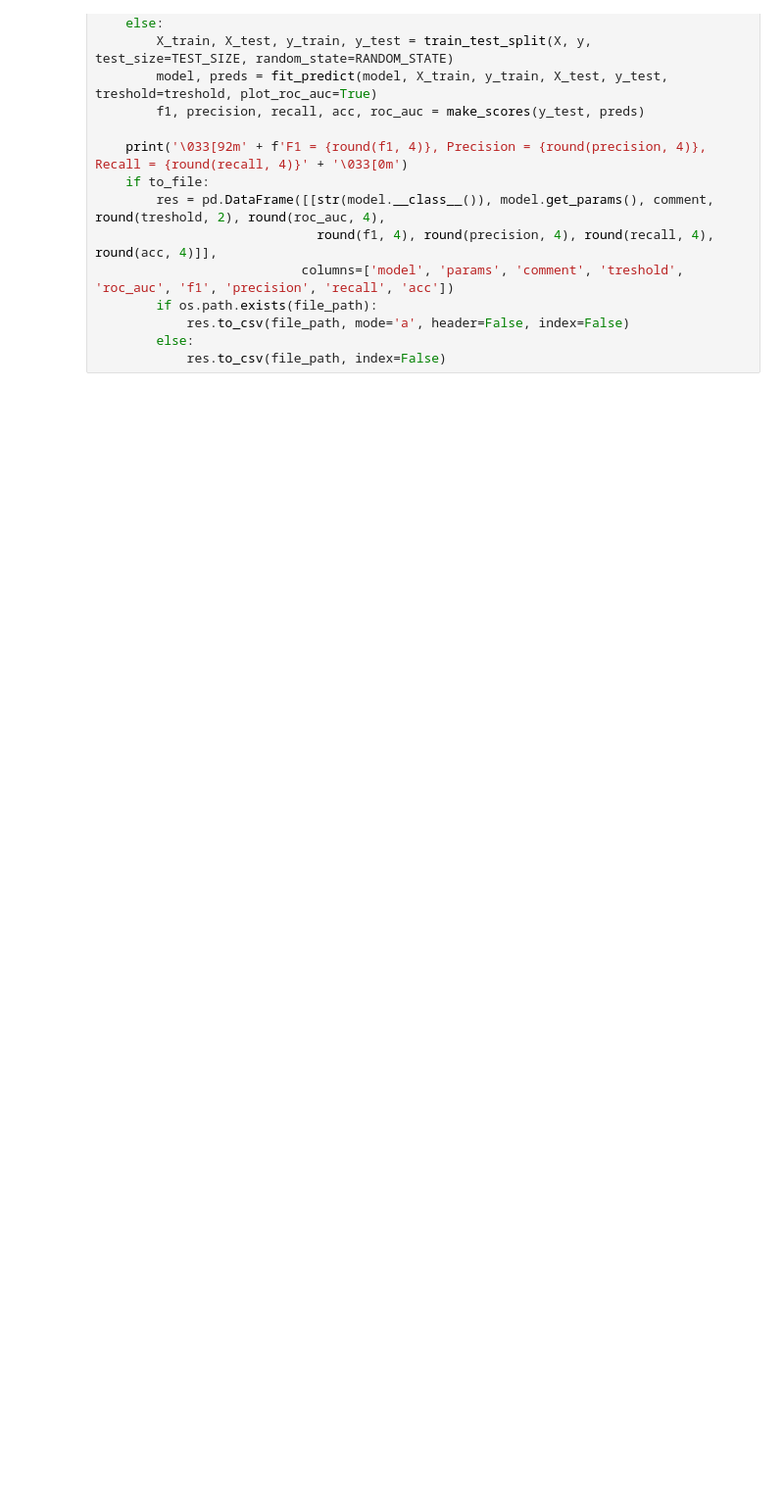
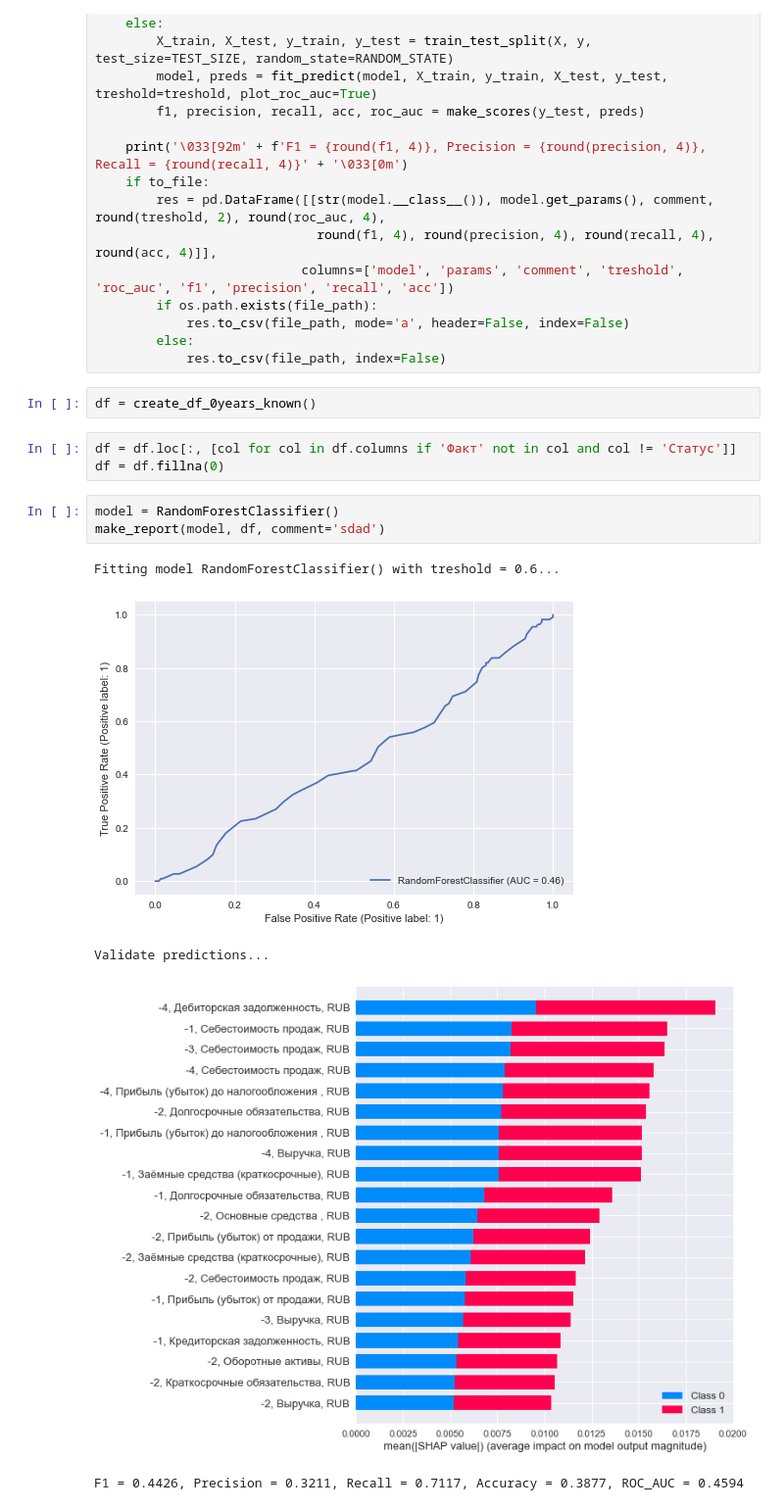
Before and after one commit to YurchenkoPO/McKinsey_Severstal_Hack_2022, a Jupyter notebook: notebooks/yurchenko.ipynb, the cells around one changed output. Shown at 98% size. Saved outputs shown, nothing was run; the diff lists cells and outputs as text; blank space fills up the shorter version.

```diff
--- a/notebooks/yurchenko.ipynb
+++ b/notebooks/yurchenko.ipynb
@@ -147,3 +152,17 @@ def make_report(model, X, y, treshold=BASIC_TRESHOLD, use_cross_val=True, to_fil
             res.to_csv(file_path, mode='a', header=False, index=False)
         else:
             res.to_csv(file_path, index=False)
+# %%
+df = create_df_0years_known()
+# %%
+df = df.loc[:, [col for col in df.columns if 'Факт' not in col and col != 'Статус']]
+df = df.fillna(0)
+# %%
+model = RandomForestClassifier()
+make_report(model, df, comment='sdad')
+# %% [output]
+Fitting model RandomForestClassifier() with treshold = 0.6...
+[figure, added]
+Validate predictions...
+[figure, added]
+F1 = 0.4426, Precision = 0.3211, Recall = 0.7117, Accuracy = 0.3877, ROC_AUC = 0.4594
```
Also changed, not shown: parts of 2 cells of this notebook, 1 other file.
